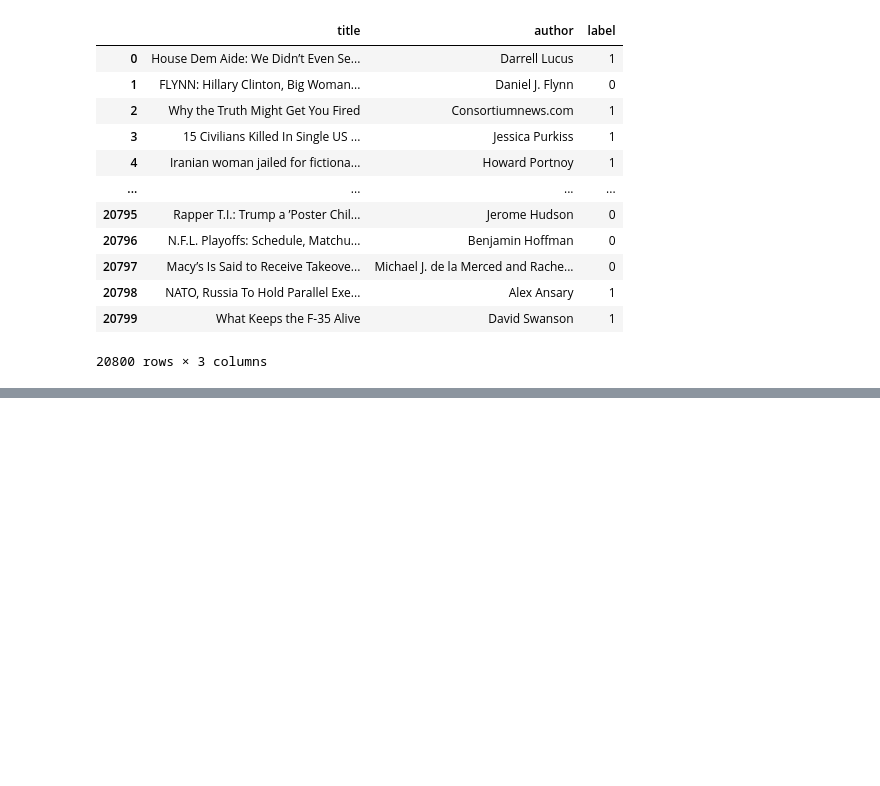
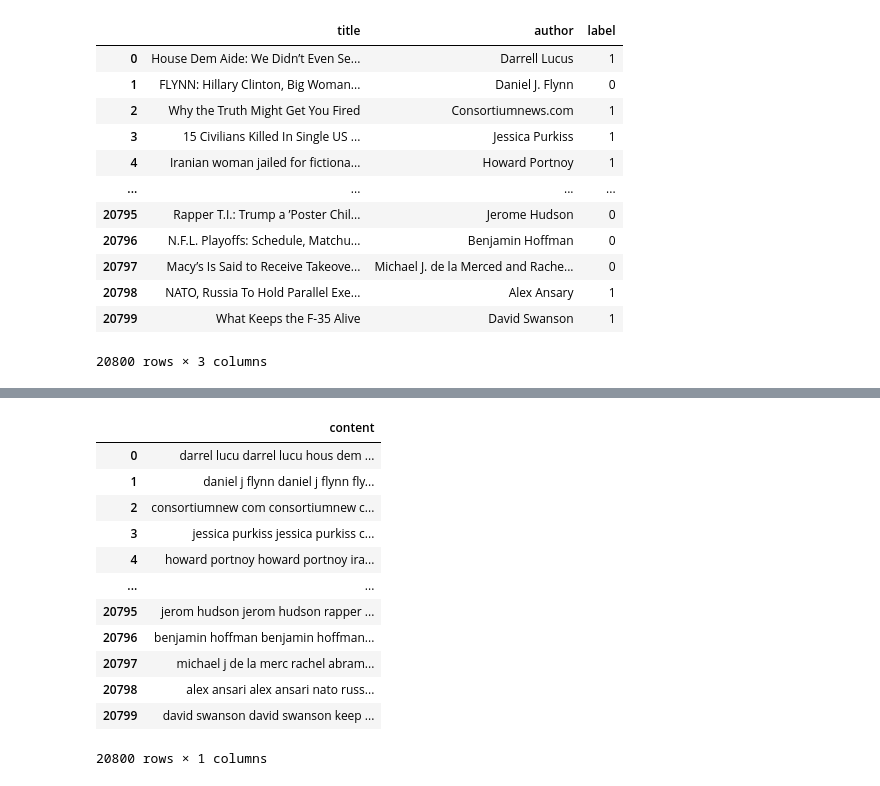
Before and after one commit to SinghYuvraj01/Fake-News-Detection, a Jupyter notebook: Code.ipynb, the cells around one changed output, grey strips where cells are left out. Cells and saved outputs as stored; diff of their text form; code cells hidden in the pictures; blank space fills up the shorter version.

```diff
--- a/Code.ipynb
+++ b/Code.ipynb
@@ -279,0 +175,18 @@ print(stopwords.words('english'))
+# %%
+processed_data = pd.DataFrame(corpus)
+processed_data.columns = ['content']
+processed_data
+# %% [output]
+|  | content |
+| 0 | darrel lucu darrel lucu hous dem ... |
+| 1 | daniel j flynn daniel j flynn fly... |
+| 2 | consortiumnew com consortiumnew c... |
+| 3 | jessica purkiss jessica purkiss c... |
+| 4 | howard portnoy howard portnoy ira... |
+| ... | ... |
+| 20795 | jerom hudson jerom hudson rapper ... |
+| 20796 | benjamin hoffman benjamin hoffman... |
+| 20797 | michael j de la merc rachel abram... |
+| 20798 | alex ansari alex ansari nato russ... |
+| 20799 | david swanson david swanson keep ... |
+20800 rows × 1 columns
```
Also changed, not shown: parts of 22 cells of this notebook.
